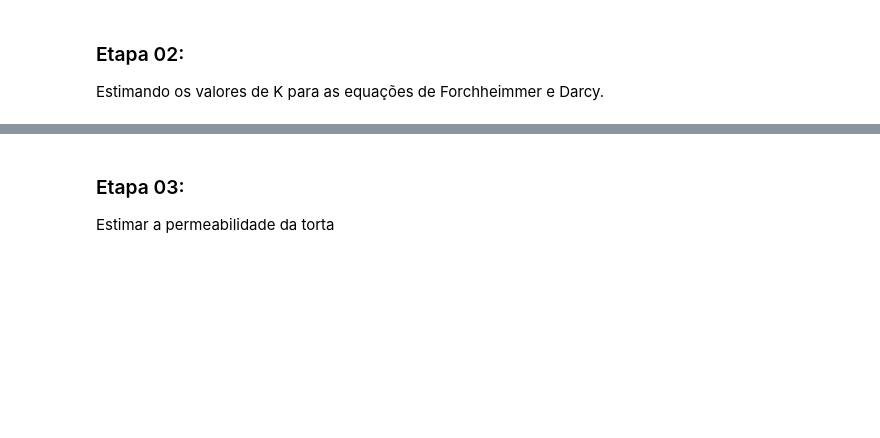
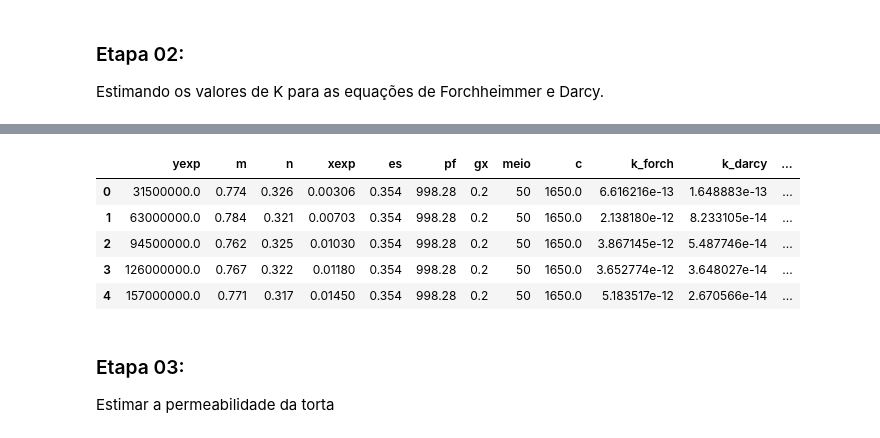
Before and after one commit to abasilio91/doctorship, a Jupyter notebook: fcp_nara.ipynb, the cells around one changed output, grey strips where cells are left out. Saved outputs shown, nothing was run; the diff lists cells and outputs as text; code cells hidden in the pictures; blank space fills up the shorter version.

```diff
--- a/fcp_nara.ipynb
+++ b/fcp_nara.ipynb
@@ -64,0 +62,3 @@ dados_estimacao
+# %%
+dados_estimacao = pd.read_csv('/content/doctorship/parameters_onlygx.csv')
+dados_estimacao.head()
@@ -112,15 +117,22 @@ df_darcy = pd.DataFrame(results)
 # %%
 k_forch = []
 k_darcy = []
 
 for item in zip(df_forch.x,df_darcy.x):
   k_forch.append(item[0][0])
   k_darcy.append(item[1][0])
 dados_estimacao['k_forch'] = k_forch
 dados_estimacao['k_darcy'] = k_darcy
 dados_estimacao['dpl_forch'], dados_estimacao['mu_forch'] = modelo(dados_estimacao,model='forch')
 dados_estimacao['dpl_darcy'], dados_estimacao['mu_darcy'] = modelo(dados_estimacao,model='darcy')
-dados_estimacao
+dados_estimacao.head()
+# %% [output]
+|  | yexp | m | n | xexp | es | pf | gx | meio | c | k_forch | k_darcy | ... |
+| 0 | 31500000.0 | 0.774 | 0.326 | 0.00306 | 0.354 | 998.28 | 0.2 | 50 | 1650.0 | 6.616216e-13 | 1.648883e-13 | ... |
+| 1 | 63000000.0 | 0.784 | 0.321 | 0.00703 | 0.354 | 998.28 | 0.2 | 50 | 1650.0 | 2.138180e-12 | 8.233105e-14 | ... |
+| 2 | 94500000.0 | 0.762 | 0.325 | 0.01030 | 0.354 | 998.28 | 0.2 | 50 | 1650.0 | 3.867145e-12 | 5.487746e-14 | ... |
+| 3 | 126000000.0 | 0.767 | 0.322 | 0.01180 | 0.354 | 998.28 | 0.2 | 50 | 1650.0 | 3.652774e-12 | 3.648027e-14 | ... |
+| 4 | 157000000.0 | 0.771 | 0.317 | 0.01450 | 0.354 | 998.28 | 0.2 | 50 | 1650.0 | 5.183517e-12 | 2.670566e-14 | ... |
 # %% [markdown]
 ### Etapa 03:
 
```
Also changed, not shown: parts of 11 cells of this notebook.
